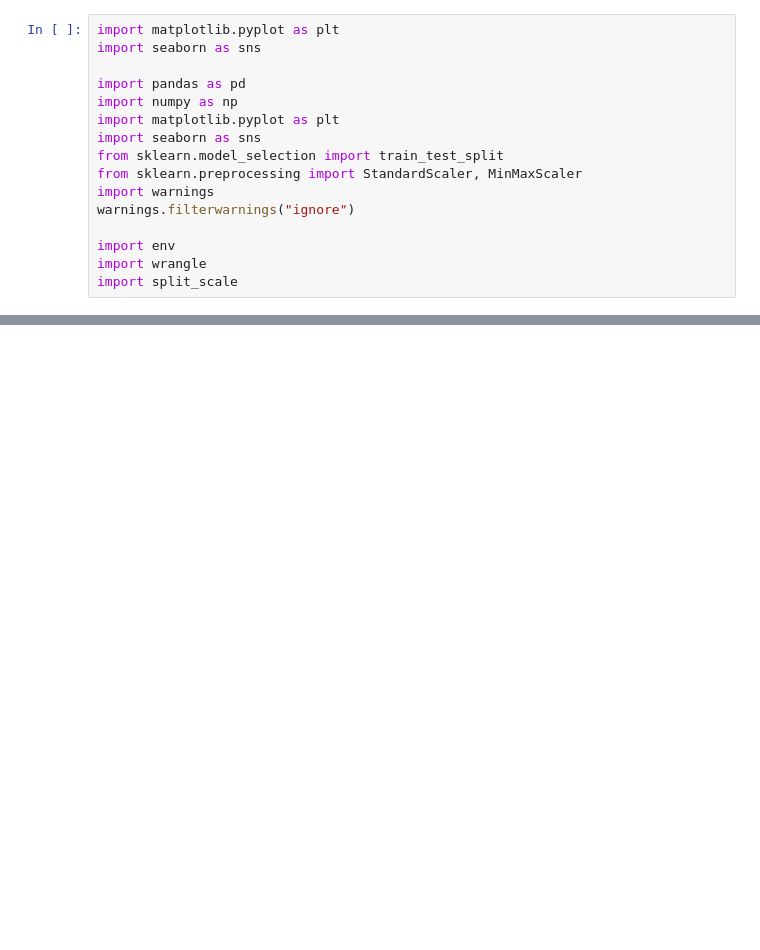
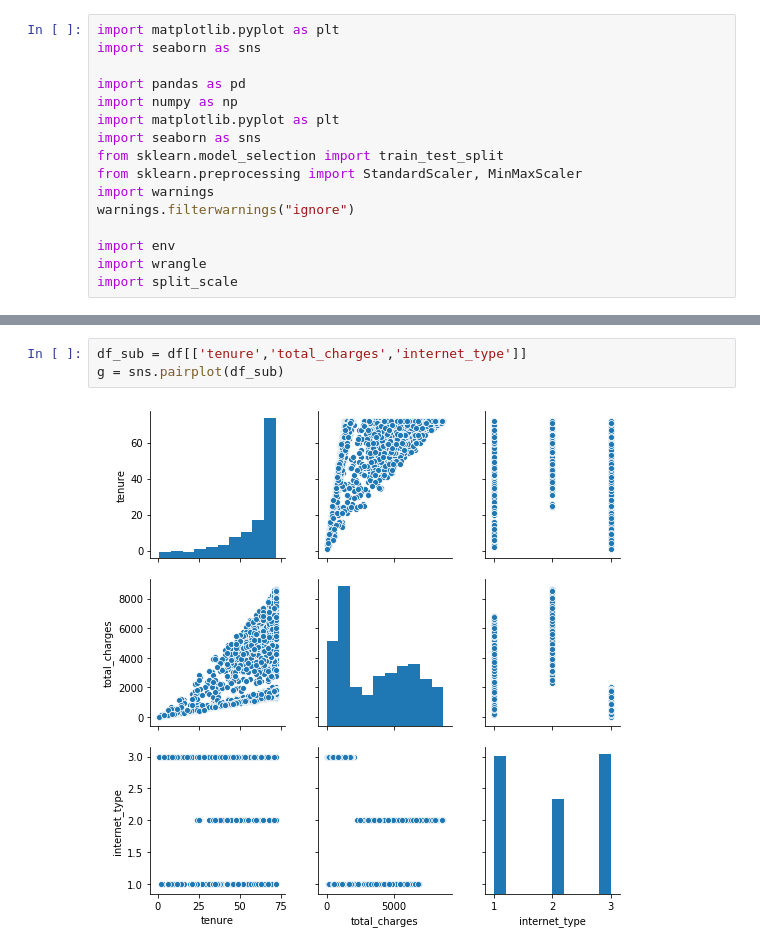
Before and after one commit to JefferyRoeder/ds-methodologies-exercises, a Jupyter notebook: regression/explore.ipynb, the cells around one changed output, grey strips where cells are left out. Saved outputs shown, nothing was run; the diff lists cells and outputs as text; blank space fills up the shorter version.

```diff
--- a/regression/explore.ipynb
+++ b/regression/explore.ipynb
@@ -33,0 +32,5 @@ g = grid.plot_joint
+# %%
+df_sub = df[['tenure','total_charges','internet_type']]
+g = sns.pairplot(df_sub)
+# %% [output]
+[figure, added]
```
Also changed, not shown: parts of 19 cells of this notebook, 17 other files.
